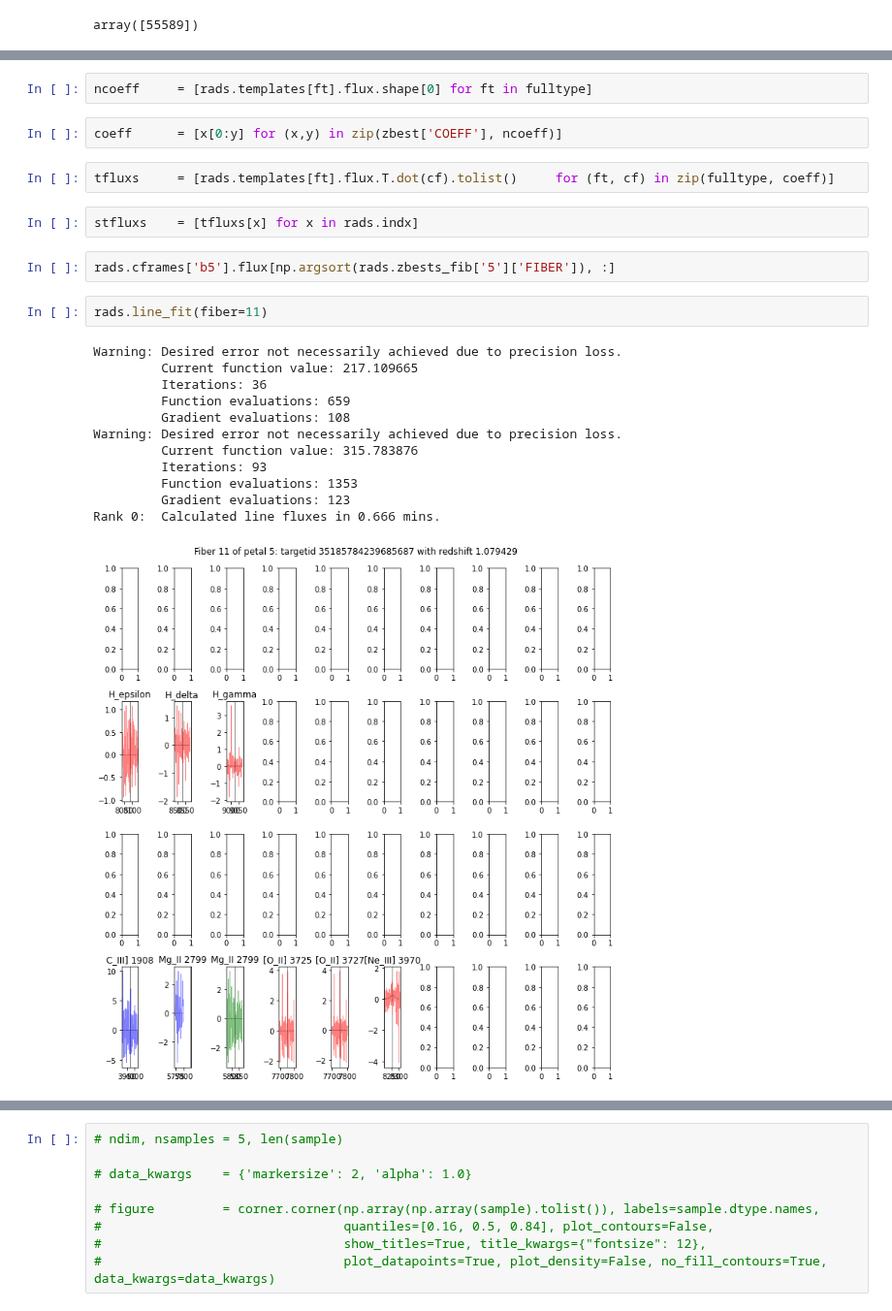
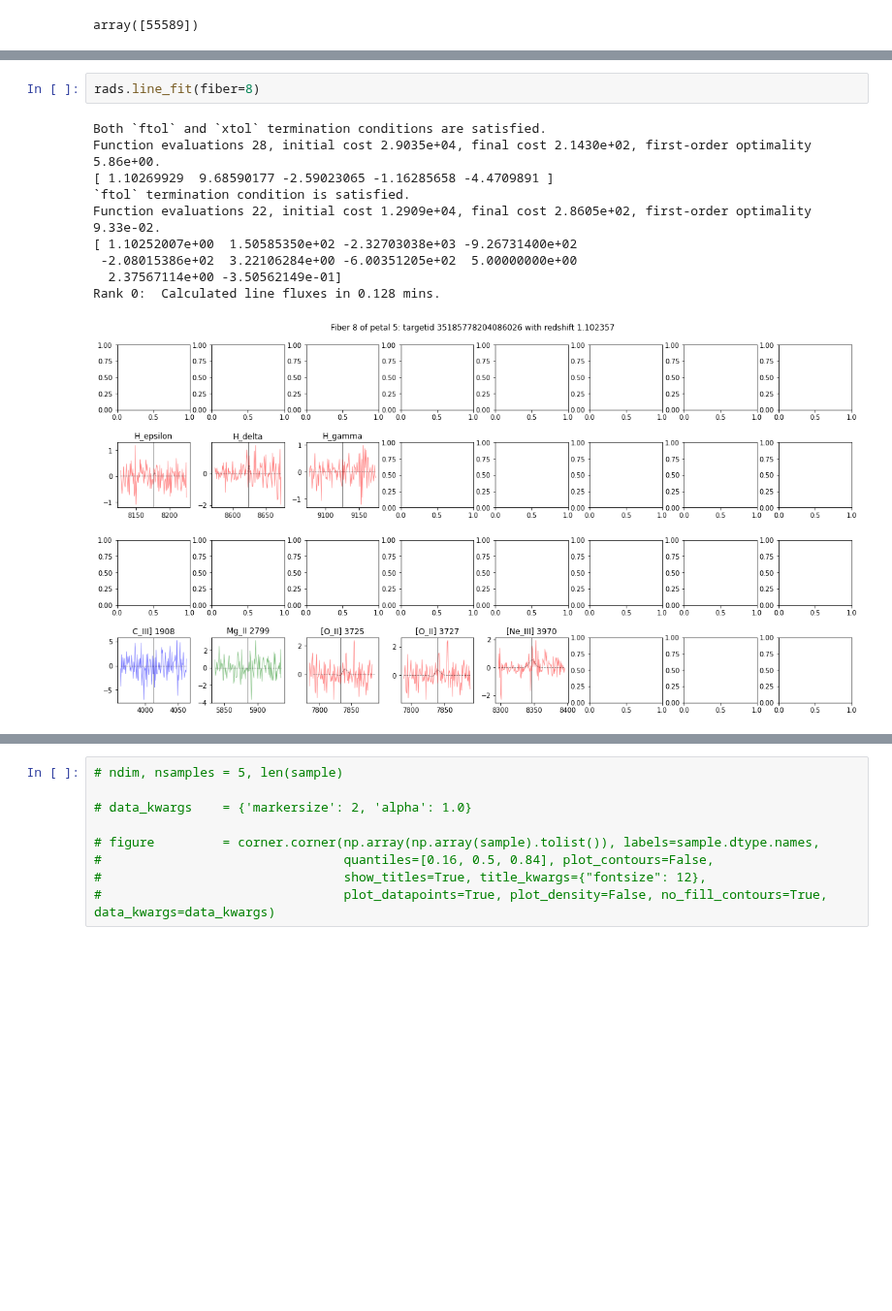
Before and after one commit to desihub/desispec, a Jupyter notebook: doc/nb/TemplateSNR.ipynb, the cells around one changed output, grey strips where cells are left out. Shown at 97% size. Drawn from its saved outputs; the diff is of its cells as text; blank space fills up the shorter version.

```diff
--- a/doc/nb/TemplateSNR.ipynb
+++ b/doc/nb/TemplateSNR.ipynb
@@ -133,25 +114,13 @@ fulltype   = list(zip(spectype, subtype))
-# %%
-ncoeff     = [rads.templates[ft].flux.shape[0] for ft in fulltype]
-# %%
-coeff      = [x[0:y] for (x,y) in zip(zbest['COEFF'], ncoeff)]
-# %%
-tfluxs     = [rads.templates[ft].flux.T.dot(cf).tolist()     for (ft, cf) in zip(fulltype, coeff)]
-# %%
-stfluxs    = [tfluxs[x] for x in rads.indx]
-# %%
-rads.cframes['b5'].flux[np.argsort(rads.zbests_fib['5']['FIBER']), :]
 # %%
-rads.line_fit(fiber=11)
+rads.line_fit(fiber=8)
 # %% [output]
-Warning: Desired error not necessarily achieved due to precision loss.
-         Current function value: 217.109665
-         Iterations: 36
-         Function evaluations: 659
-         Gradient evaluations: 108
-Warning: Desired error not necessarily achieved due to precision loss.
-         Current function value: 315.783876
-         Iterations: 93
-         Function evaluations: 1353
-         Gradient evaluations: 123
-Rank 0:  Calculated line fluxes in 0.666 mins.
+Both `ftol` and `xtol` termination conditions are satisfied.
+Function evaluations 28, initial cost 2.9035e+04, final cost 2.1430e+02, first-order optimality 5.86e+00.
+[ 1.10269929  9.68590177 -2.59023065 -1.16285658 -4.4709891 ]
+`ftol` termination condition is satisfied.
+Function evaluations 22, initial cost 1.2909e+04, final cost 2.8605e+02, first-order optimality 9.33e-02.
+[ 1.10252007e+00  1.50585350e+02 -2.32703038e+03 -9.26731400e+02
+ -2.08015386e+02  3.22106284e+00 -6.00351205e+02  5.00000000e+00
+  2.37567114e+00 -3.50562149e-01]
+Rank 0:  Calculated line fluxes in 0.128 mins.
-[figure, old version]
+[figure, new version]
```
Also changed, not shown: parts of 64 cells of this notebook, 6 other files.
